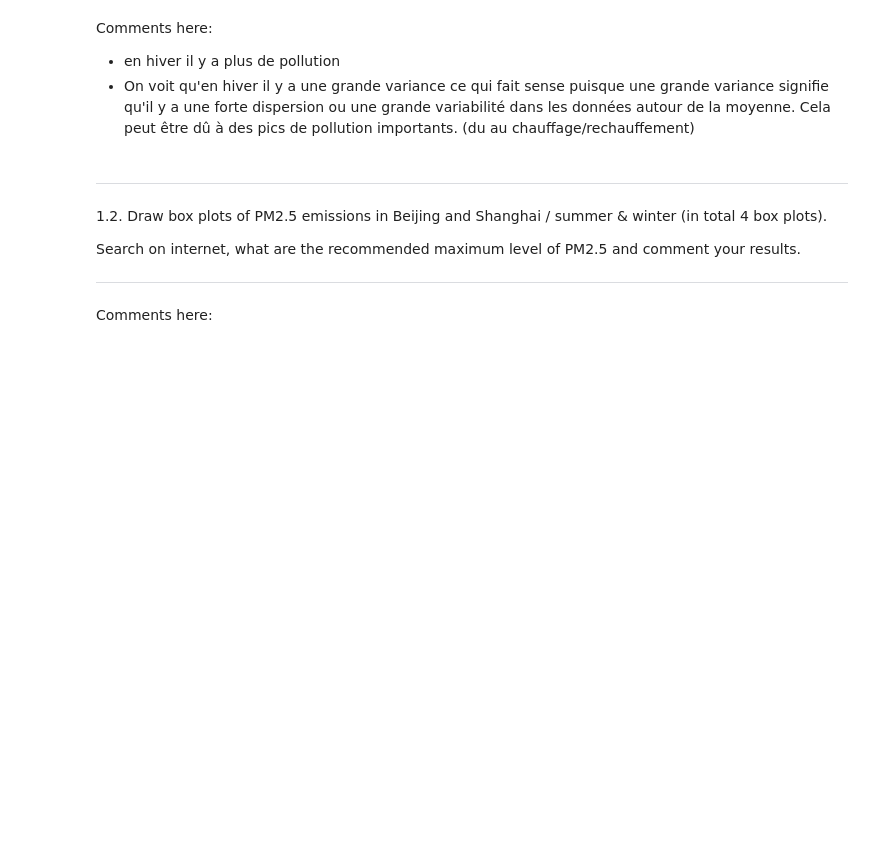
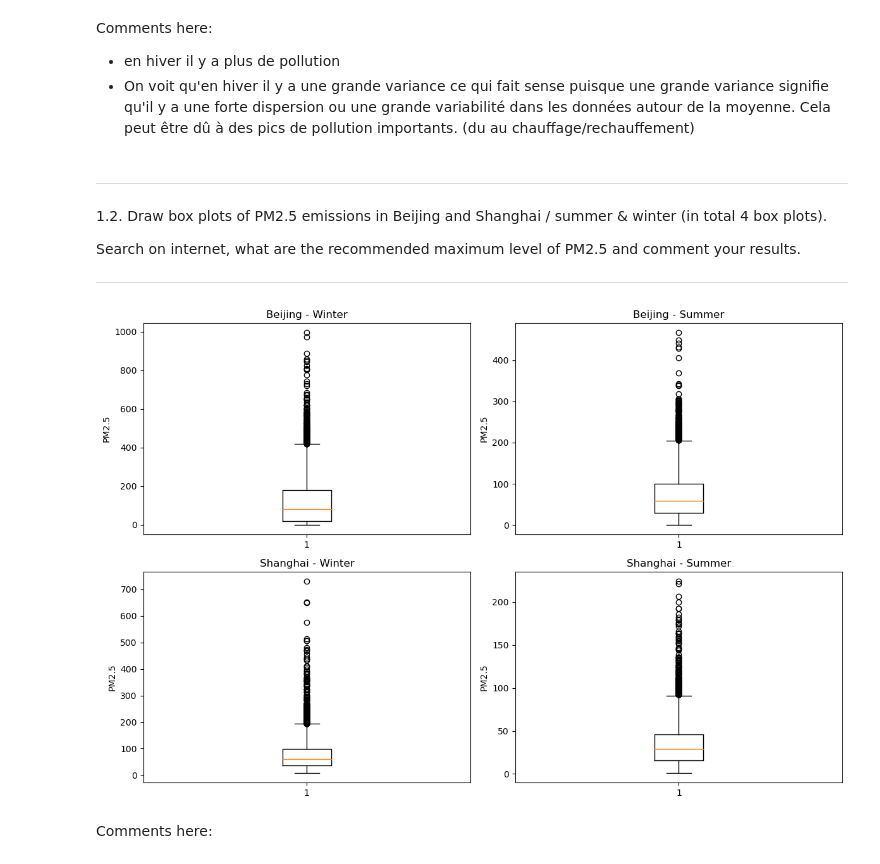
Before and after one commit to Edouard1000/Hackaton1, a Jupyter notebook: Hackathon 1.ipynb, the cells around one changed output. Cells and saved outputs as stored; diff of their text form; code cells hidden in the pictures; blank space fills up the shorter version.

Commit message:
plots

```diff
--- a/Hackathon 1.ipynb
+++ b/Hackathon 1.ipynb
@@ -156,3 +154,41 @@ Search on internet, what are the recommended maximum level of PM2.5 and comment
+# %%
+import pandas as pd
+import matplotlib.pyplot as plt
+
+
+plt.figure(figsize=(12, 8))
+
+# Box plot pour Beijing en hiver
+plt.subplot(2, 2, 1)
+plt.boxplot(winter_data['PM_US Post_bj'].dropna())
+plt.title('Beijing - Winter')
+plt.ylabel('PM2.5')
+
+# Box plot pour Beijing en été
+plt.subplot(2, 2, 2)
+plt.boxplot(summer_data['PM_US Post_bj'].dropna())
+plt.title('Beijing - Summer')
+plt.ylabel('PM2.5')
+
+# Box plot pour Shanghai en hiver
+plt.subplot(2, 2, 3)
+plt.boxplot(winter_data['PM_US Post_sh'].dropna())
+plt.title('Shanghai - Winter')
+plt.ylabel('PM2.5')
+
+# Box plot pour Shanghai en été
+plt.subplot(2, 2, 4)
+plt.boxplot(summer_data['PM_US Post_sh'].dropna())
+plt.title('Shanghai - Summer')
+plt.ylabel('PM2.5')
+
+
+plt.tight_layout()
+
+
+plt.show()
+# %% [output]
+[figure, added]
 # %% [markdown]
 Comments here:
 # %% [markdown]
```
Also changed, not shown: parts of 1 cell of this notebook.
